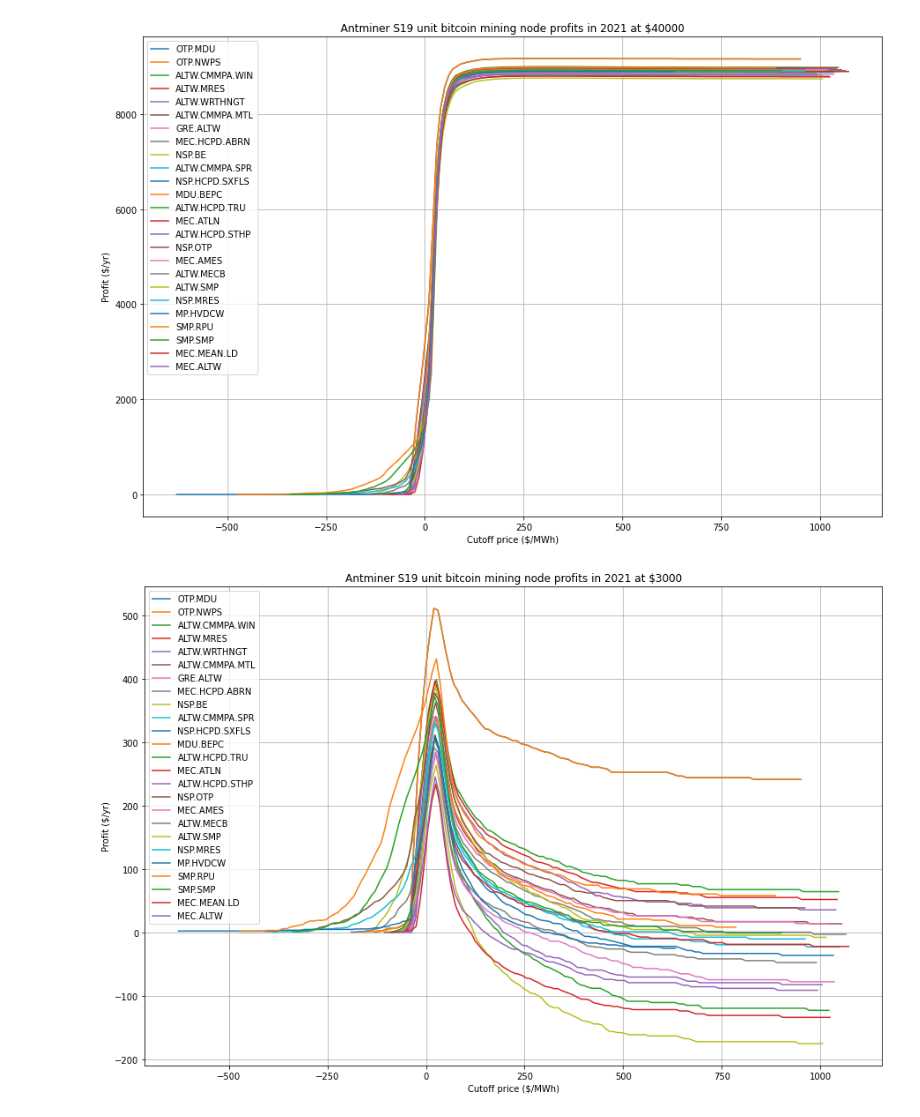
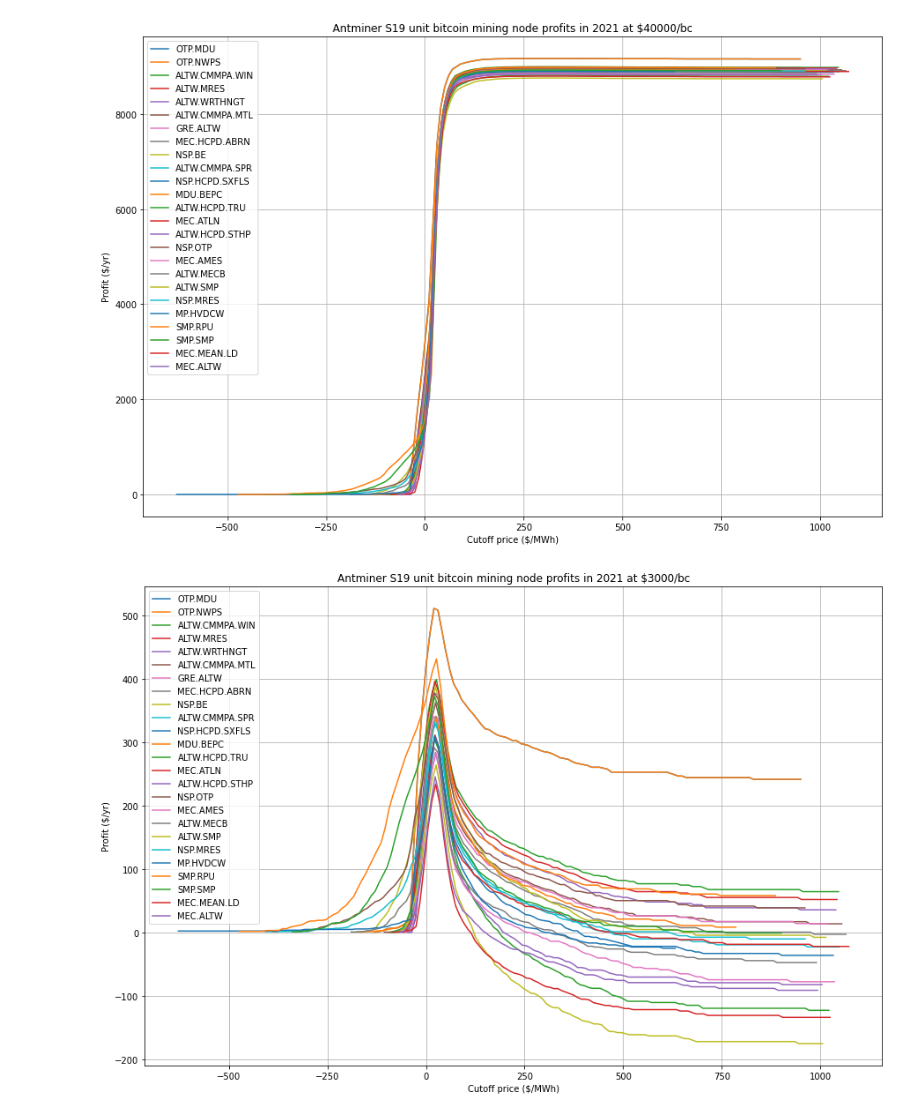
Before and after one commit to slacgismo/miso, a Jupyter notebook: docs/Bitcoin mining profit.ipynb, the cells around one changed output. Saved outputs shown, nothing was run; the diff lists cells and outputs as text; code cells hidden in the pictures.

```diff
--- a/docs/Bitcoin mining profit.ipynb
+++ b/docs/Bitcoin mining profit.ipynb
@@ -62,23 +62,23 @@ plt.title(f"Antminer S19 unit bitcoin mining node profits in 2021 at ${coinprice
 # %%
 coinprice = 3000 # $/bc
 data = lmp.dataframe()
 neg = (data[data.Value<0].groupby("Node").count() / data.groupby("Node").count()).dropna().sort_values("Value",ascending=False)
 plt.figure(figsize=(15,10))
 data = lmp.dataframe().reset_index().set_index(["Node","Datetime"])
 for node in neg.index[:25]:
     prices = data.loc[node]
     cutoffs = list(numpy.arange(prices.Value.min(),prices.Value.max(),10))
     profits = []
     for price_cutoff in cutoffs:
         price_running = prices.Value[prices.Value<=price_cutoff]
         unit_cost = (price_running*unit_power).sum()
         unit_profit = unit_coinrate*block_rate*block_reward * coinprice * price_running.count() - unit_cost
         profits.append(unit_profit)
     plt.plot(cutoffs,profits,label=node)
 plt.grid()
 plt.legend()
 plt.xlabel("Cutoff price ($/MWh)")
 plt.ylabel("Profit ($/yr)")
-plt.title(f"Antminer S19 unit bitcoin mining node profits in 2021 at ${coinprice}");
+plt.title(f"Antminer S19 unit bitcoin mining node profits in 2021 at ${coinprice}/bc");
 # %% [output]
-[figure, old version]
+[figure, new version]
```
Also changed, not shown: parts of 1 cell of this notebook.
